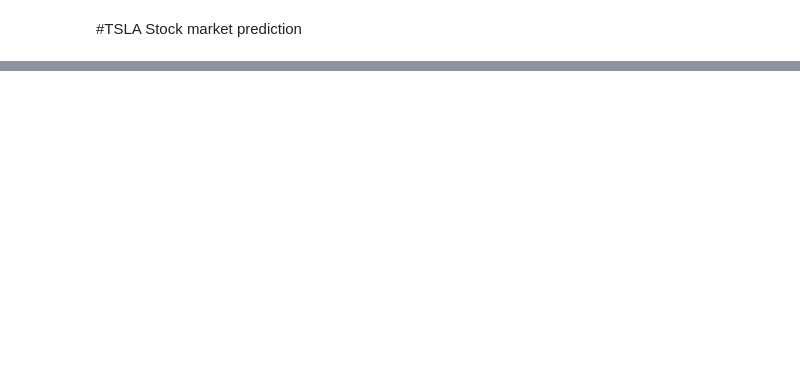
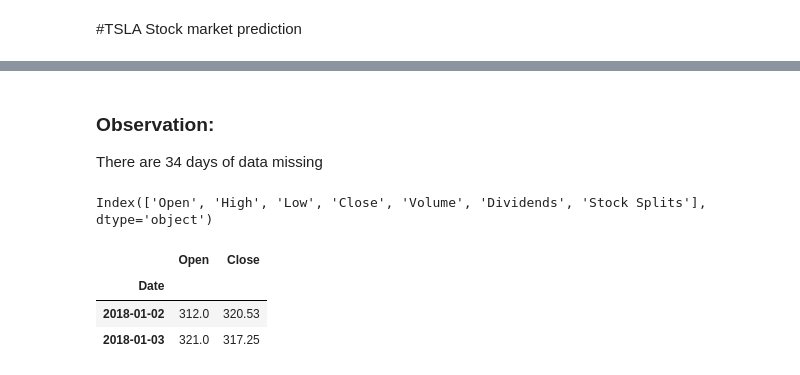
Before and after one commit to AliKarpuzoglu/Tweet_analysis_Stock_prediction, a Jupyter notebook: TSLA Predict.ipynb, the cells around one changed output, grey strips where cells are left out. Cells and saved outputs as stored; diff of their text form; code cells hidden in the pictures; blank space fills up the shorter version.

```diff
--- a/TSLA Predict.ipynb
+++ b/TSLA Predict.ipynb
@@ -53,0 +65,14 @@ KeyError: 'Date'
+# %% [markdown]
+### Observation:
+There are 34 days of data missing
+# %%
+# drop unneccessary columns
+print(stocks.columns)
+stocks.drop(columns='High Low Volume Dividends'.split()+["Stock Splits"], inplace=True)
+stocks.head()
+# %% [output]
+Index(['Open', 'High', 'Low', 'Close', 'Volume', 'Dividends', 'Stock Splits'], dtype='object')
+|  | Open | Close |
+| Date |  |  |
+| 2018-01-02 | 312.0 | 320.53 |
+| 2018-01-03 | 321.0 | 317.25 |
```
Also changed, not shown: parts of 11 cells of this notebook.
